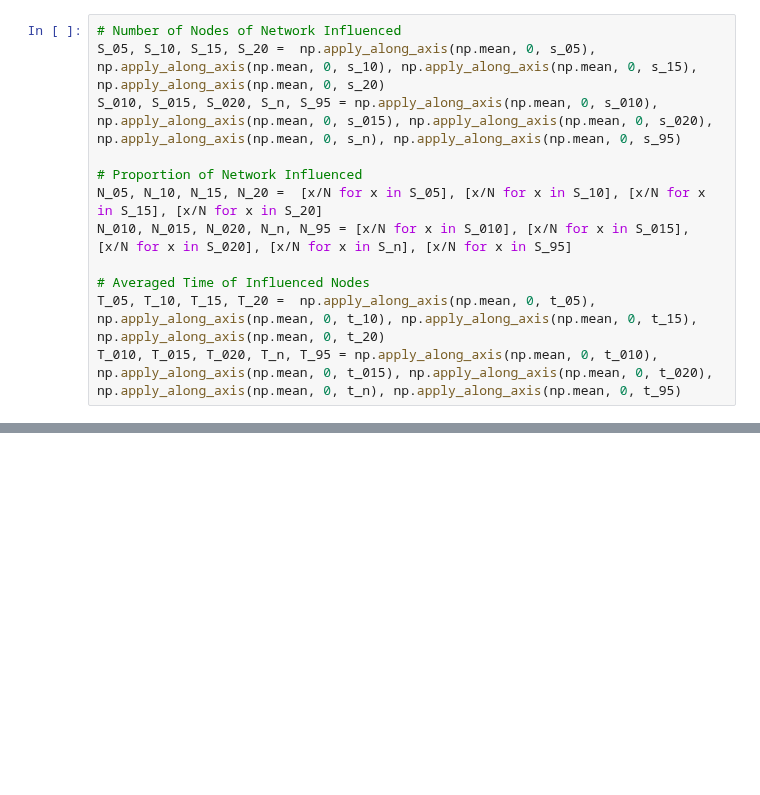
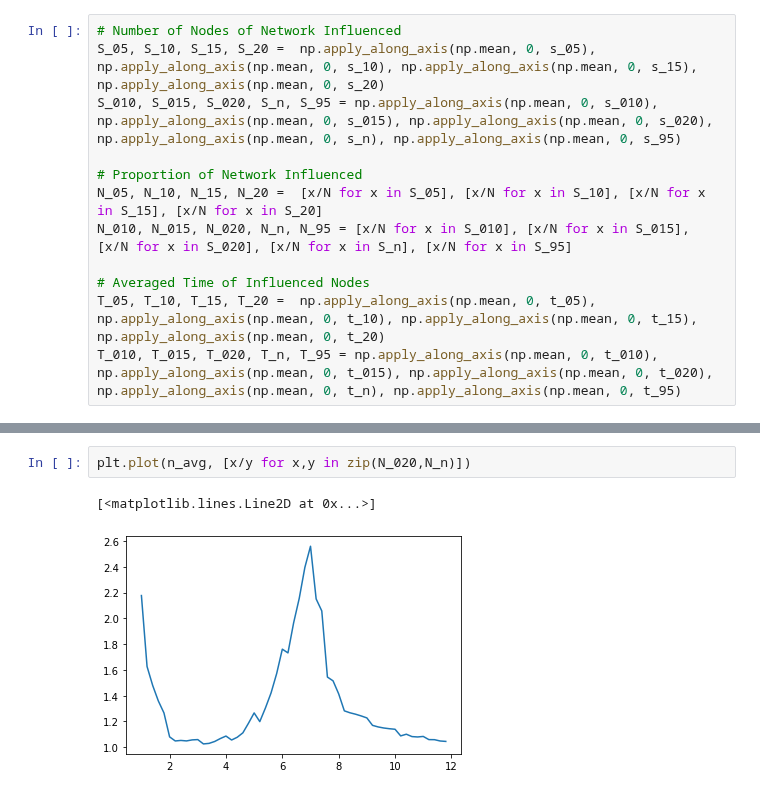
Before and after one commit to MiLinny/Influentials, a Jupyter notebook: Code/ResultsViewer.ipynb, the cells around one changed output, grey strips where cells are left out. Cells and saved outputs as stored; diff of their text form; blank space fills up the shorter version.

```diff
--- a/Code/ResultsViewer.ipynb
+++ b/Code/ResultsViewer.ipynb
@@ -61,3 +61,8 @@ plt.legend(names)
+# %%
+plt.plot(n_avg, [x/y for x,y in zip(N_020,N_n)])
+# %% [output]
+[<matplotlib.lines.Line2D at 0x...>]
+[figure, added]
 # %%
 plt.plot(n_avg, N_05)
 plt.plot(n_avg, N_10)
```
Also changed, not shown: parts of 6 cells of this notebook, 5 other files.
